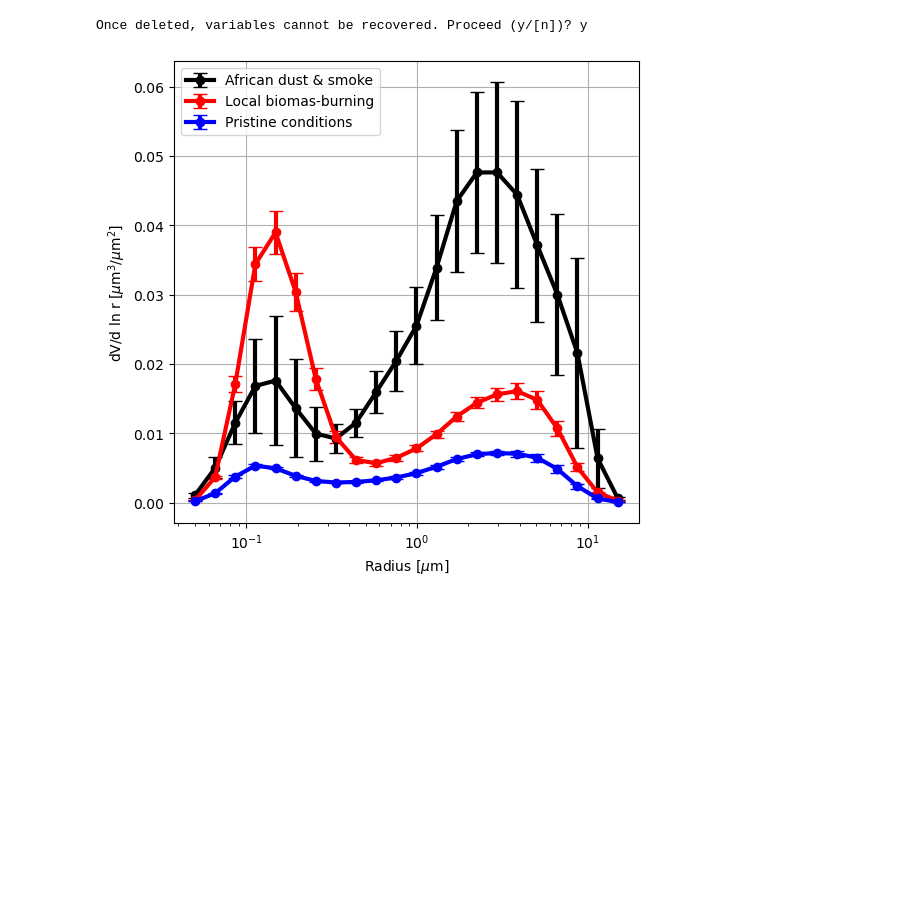
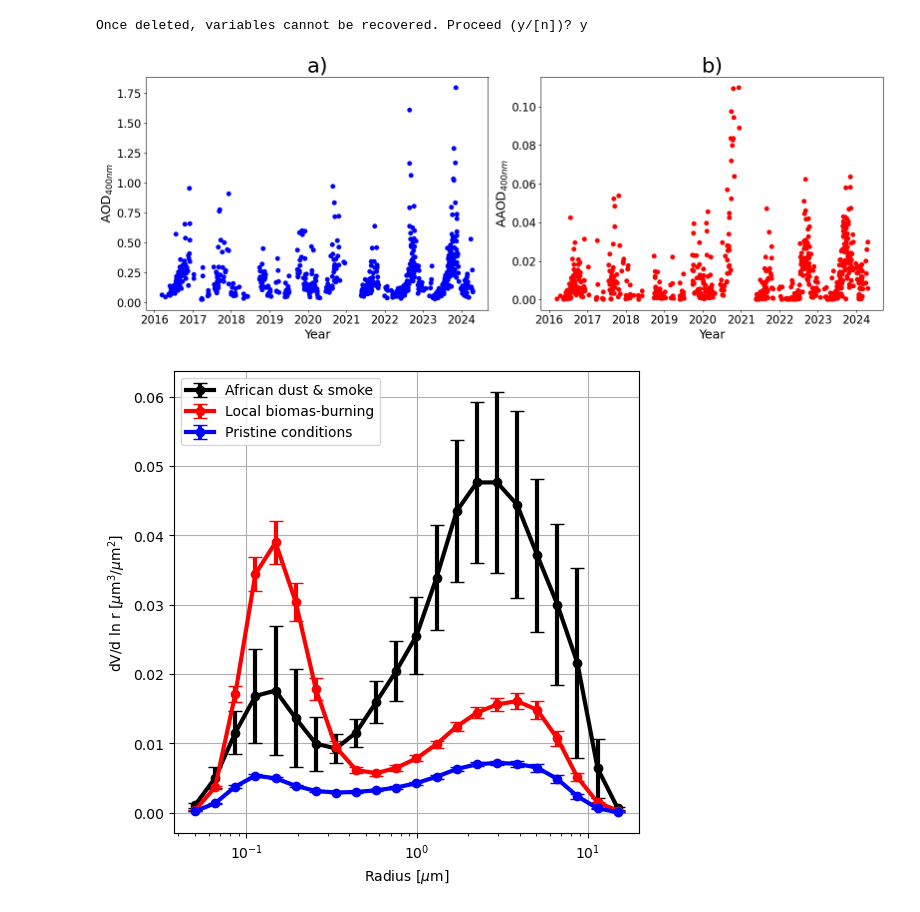
Before and after one commit to marcomac27/paper_AERONET_RI, a Jupyter notebook: Avaliacao_propriedades_AERONET.ipynb, the cells around one changed output. Cells and saved outputs as stored; diff of their text form; code cells hidden in the pictures; blank space fills up the shorter version.

```diff
--- a/Avaliacao_propriedades_AERONET.ipynb
+++ b/Avaliacao_propriedades_AERONET.ipynb
@@ -17,6 +17,30 @@ data_aod['Date_Time'] = pd.to_datetime(data_aod['Date(dd:mm:yyyy)'] + ' ' + data
 data_aod['Month'] = data_aod['Date_Time'].dt.month
 data_aod['Year'] = data_aod['Date_Time'].dt.year
 data_aod_2019_2020 = data_aod#[(data_aod['Year'] == 2020) | (data_aod['Year'] == 2020)].copy()
+# %%
+plt.figure(figsize=(16, 6))
+
+plt.subplot(1, 2, 1)
+plt.plot(data_aod['Date_Time'], data_aod['AOD_Coincident_Input[440nm]'], color='blue', marker='o', linestyle='')
+plt.ylabel('AOD$_{400 nm}$', fontsize=18)
+plt.title('a)', fontsize=30)
+plt.xlabel('Year', fontsize=18)
+plt.xticks(fontsize=16)
+plt.yticks(fontsize=16)
+
+plt.subplot(1, 2, 2)
+plt.plot(data_aod['Date_Time'], data_aod['Absorption_AOD[440nm]'], color='red', marker='o', linestyle='')
+plt.ylabel('AAOD$_{400 nm}$', fontsize=18)
+plt.xlabel('Year', fontsize=18)
+plt.title('b)', fontsize=30)
+plt.xticks(fontsize=16)
+plt.yticks(fontsize=16)
+
+plt.tight_layout()
+plt.savefig('AOD_AAOD.pdf')
+plt.show()
+# %% [output]
+[figure, added]
 # %%
 #Selecting the atmospheric conditions based on Morais et al., 2022 and Palacios et al., 2024
 
```
Also changed, not shown: parts of 4 cells of this notebook.
